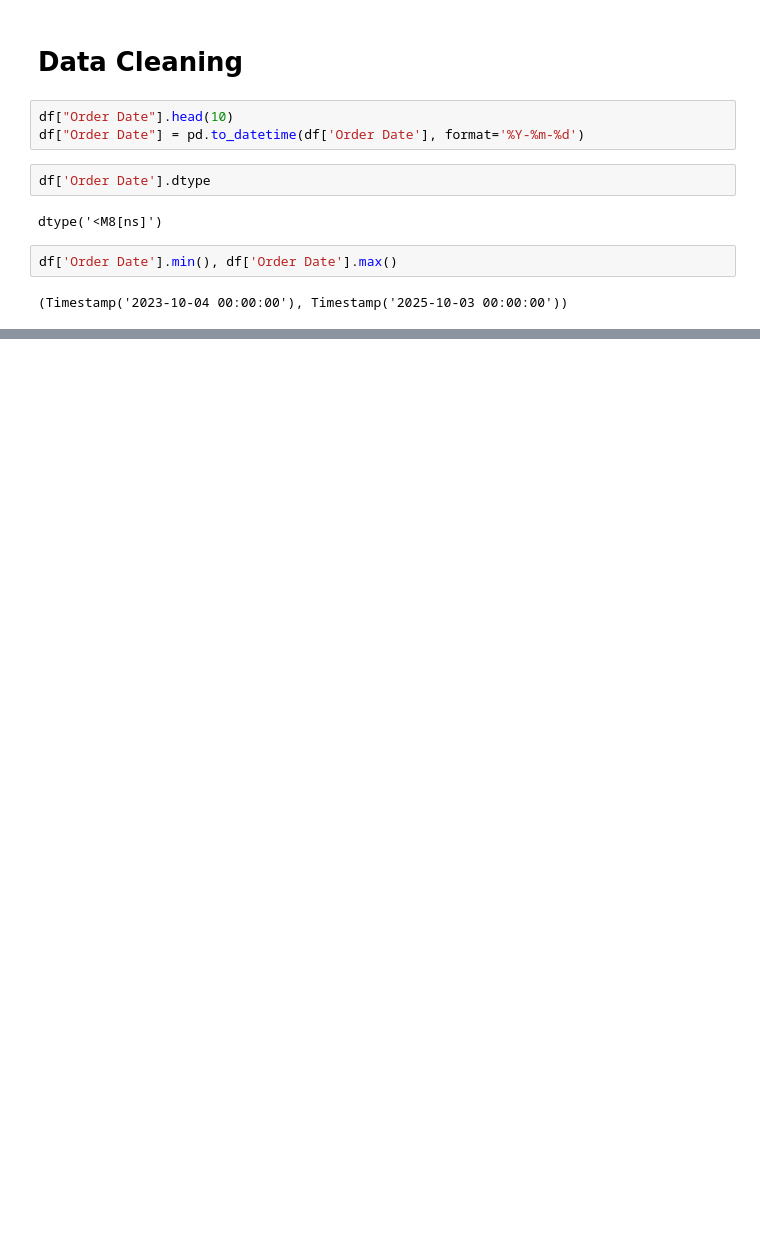
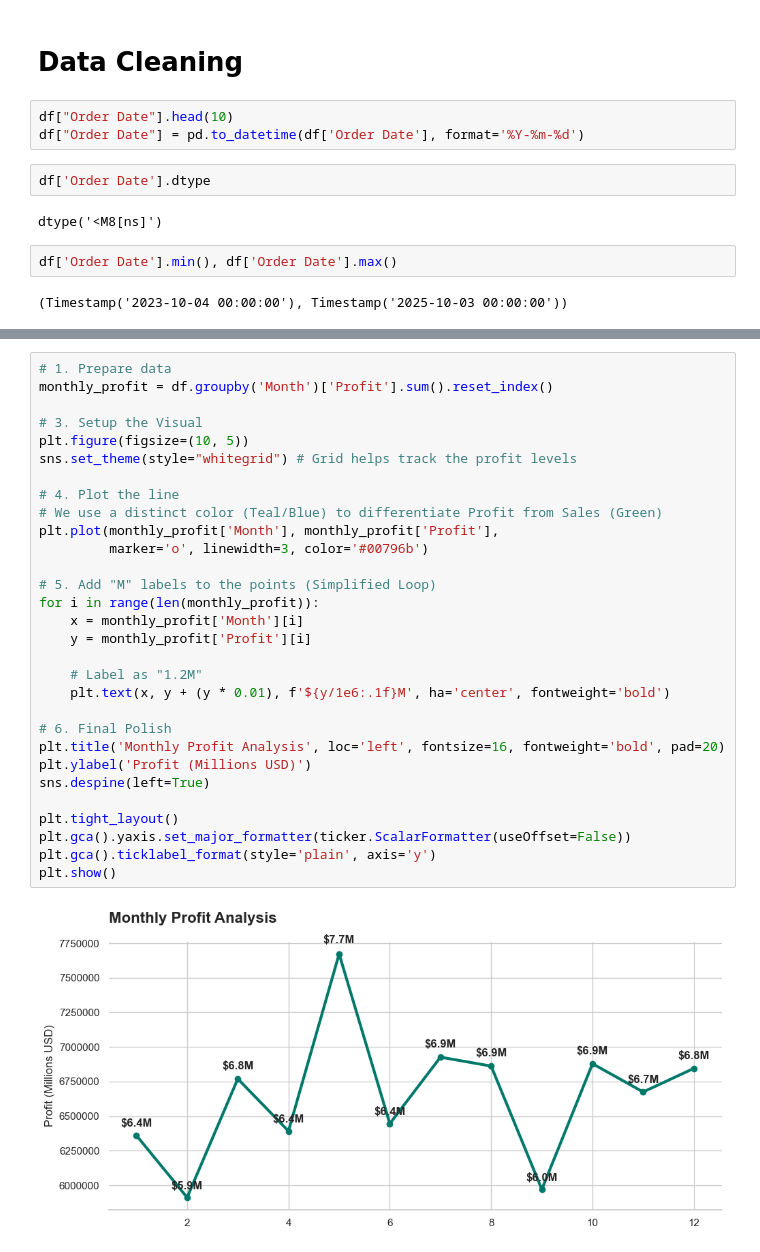
Before and after one commit to VocaDev/Data-Engineering-Internship-Project, a Jupyter notebook: Cleaning.ipynb, the cells around one changed output, grey strips where cells are left out. Drawn from its saved outputs; the diff is of its cells as text; blank space fills up the shorter version.

```diff
--- a/Cleaning.ipynb
+++ b/Cleaning.ipynb
@@ -58,0 +217,32 @@ df['Order Date'].min(), df['Order Date'].max()
+# %%
+# 1. Prepare data
+monthly_profit = df.groupby('Month')['Profit'].sum().reset_index()
+
+# 3. Setup the Visual
+plt.figure(figsize=(10, 5))
+sns.set_theme(style="whitegrid") # Grid helps track the profit levels
+
+# 4. Plot the line
+# We use a distinct color (Teal/Blue) to differentiate Profit from Sales (Green)
+plt.plot(monthly_profit['Month'], monthly_profit['Profit'],
+         marker='o', linewidth=3, color='#00796b')
+
+# 5. Add "M" labels to the points (Simplified Loop)
+for i in range(len(monthly_profit)):
+    x = monthly_profit['Month'][i]
+    y = monthly_profit['Profit'][i]
+
+    # Label as "1.2M"
+    plt.text(x, y + (y * 0.01), f'${y/1e6:.1f}M', ha='center', fontweight='bold')
+
+# 6. Final Polish
+plt.title('Monthly Profit Analysis', loc='left', fontsize=16, fontweight='bold', pad=20)
+plt.ylabel('Profit (Millions USD)')
+sns.despine(left=True)
+
+plt.tight_layout()
+plt.gca().yaxis.set_major_formatter(ticker.ScalarFormatter(useOffset=False))
+plt.gca().ticklabel_format(style='plain', axis='y')
+plt.show()
+# %% [output]
+[figure, added]
```
Also changed, not shown: parts of 23 cells of this notebook.
